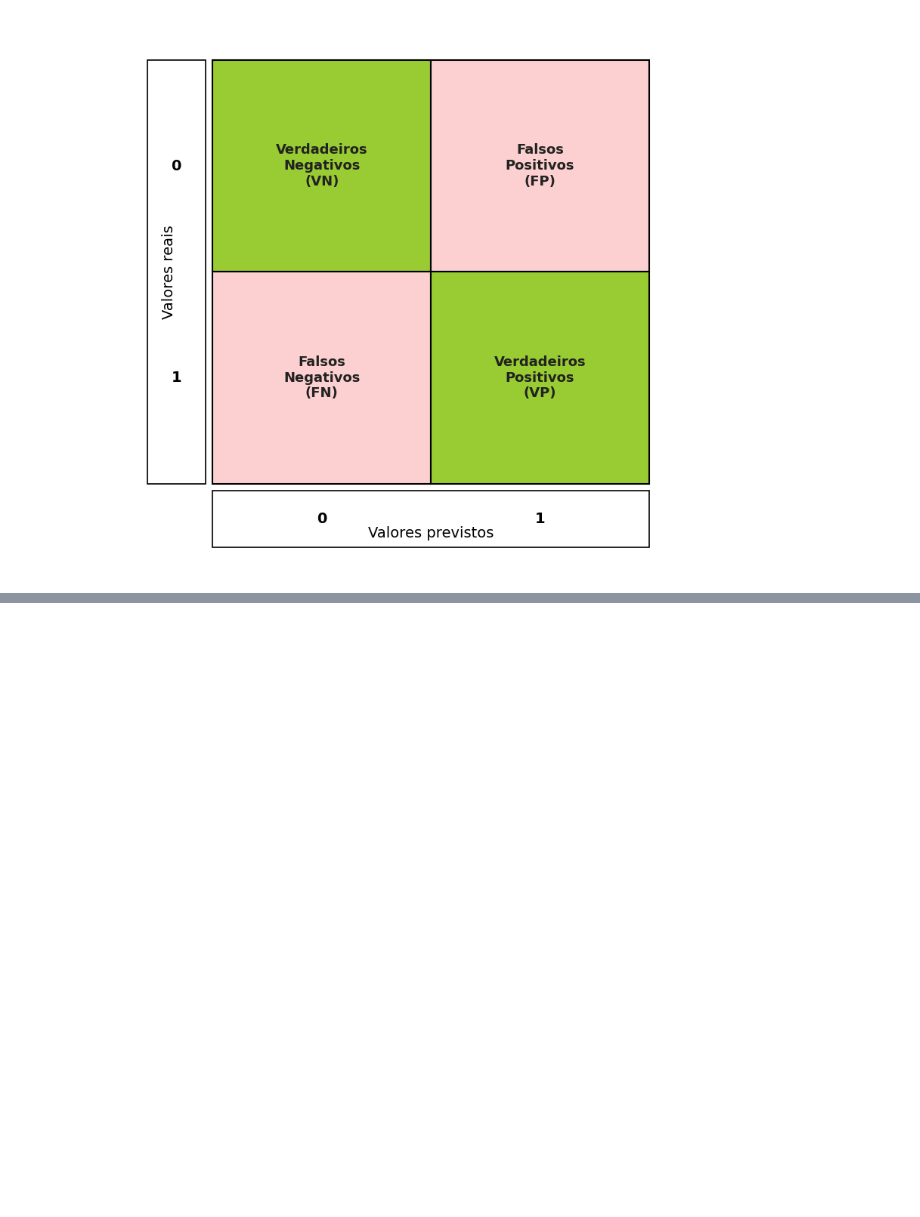
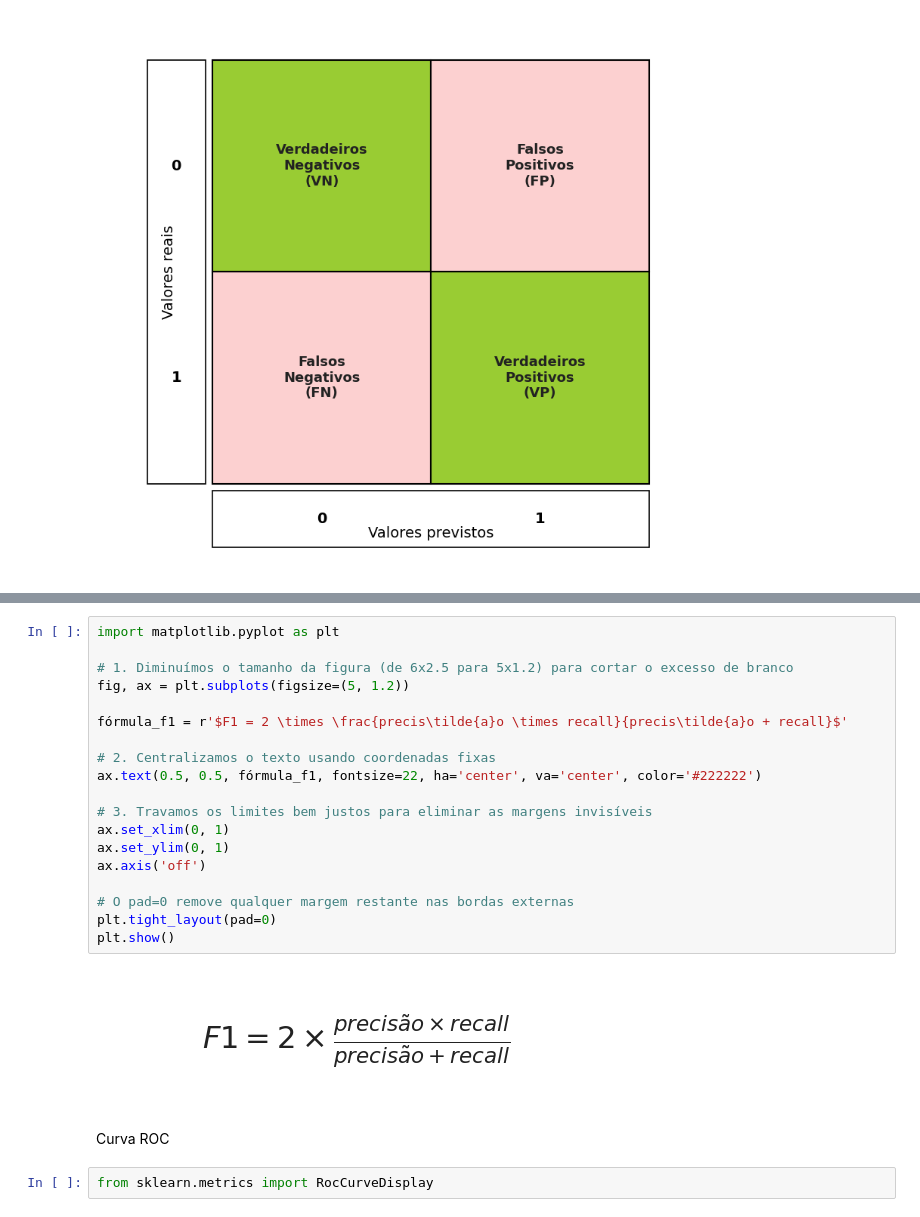
Before and after one commit to Vagnerkrg/class-dados-com-ml, a Jupyter notebook: validacao.ipynb, the cells around one changed output, grey strips where cells are left out. Saved outputs shown, nothing was run; the diff lists cells and outputs as text; blank space fills up the shorter version.

```diff
--- a/validacao.ipynb
+++ b/validacao.ipynb
@@ -171,0 +245,25 @@ plt.show()
+# %%
+import matplotlib.pyplot as plt
+
+# 1. Diminuímos o tamanho da figura (de 6x2.5 para 5x1.2) para cortar o excesso de branco
+fig, ax = plt.subplots(figsize=(5, 1.2))
+
+fórmula_f1 = r'$F1 = 2 \times \frac{precis\tilde{a}o \times recall}{precis\tilde{a}o + recall}$'
+
+# 2. Centralizamos o texto usando coordenadas fixas
+ax.text(0.5, 0.5, fórmula_f1, fontsize=22, ha='center', va='center', color='#222222')
+
+# 3. Travamos os limites bem justos para eliminar as margens invisíveis
+ax.set_xlim(0, 1)
+ax.set_ylim(0, 1)
+ax.axis('off')
+
+# O pad=0 remove qualquer margem restante nas bordas externas
+plt.tight_layout(pad=0)
+plt.show()
+# %% [output]
+[figure, added]
+# %% [markdown]
+Curva ROC
+# %%
+from sklearn.metrics import RocCurveDisplay
```
Also changed, not shown: parts of 15 cells of this notebook.
